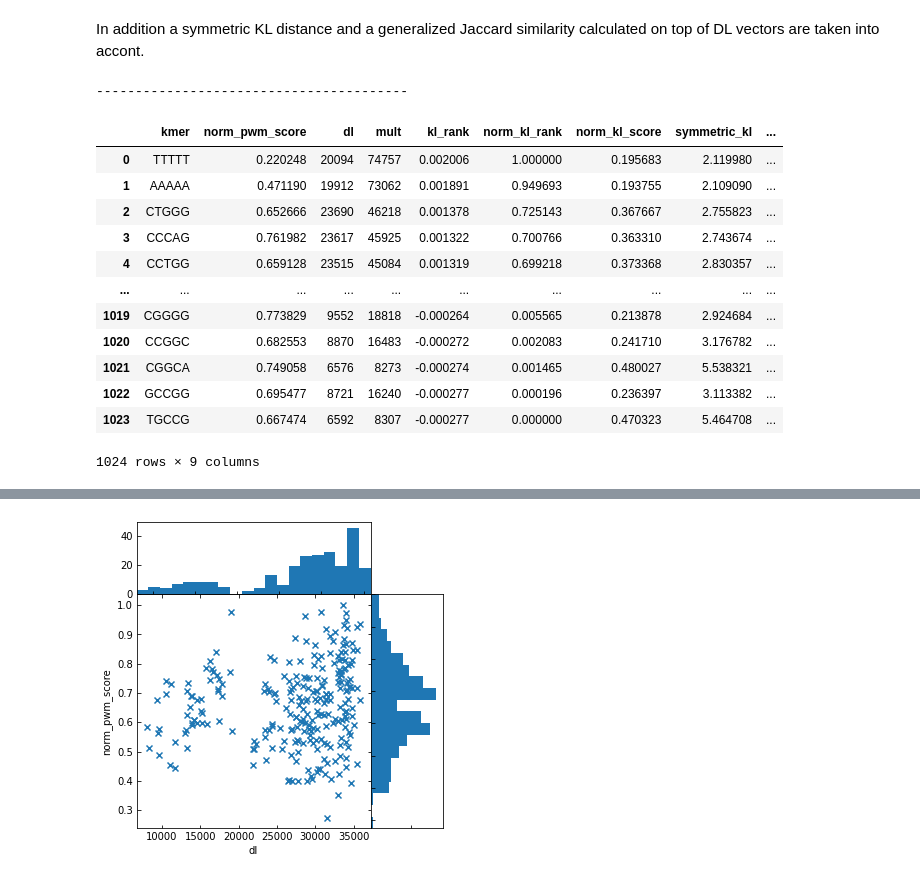
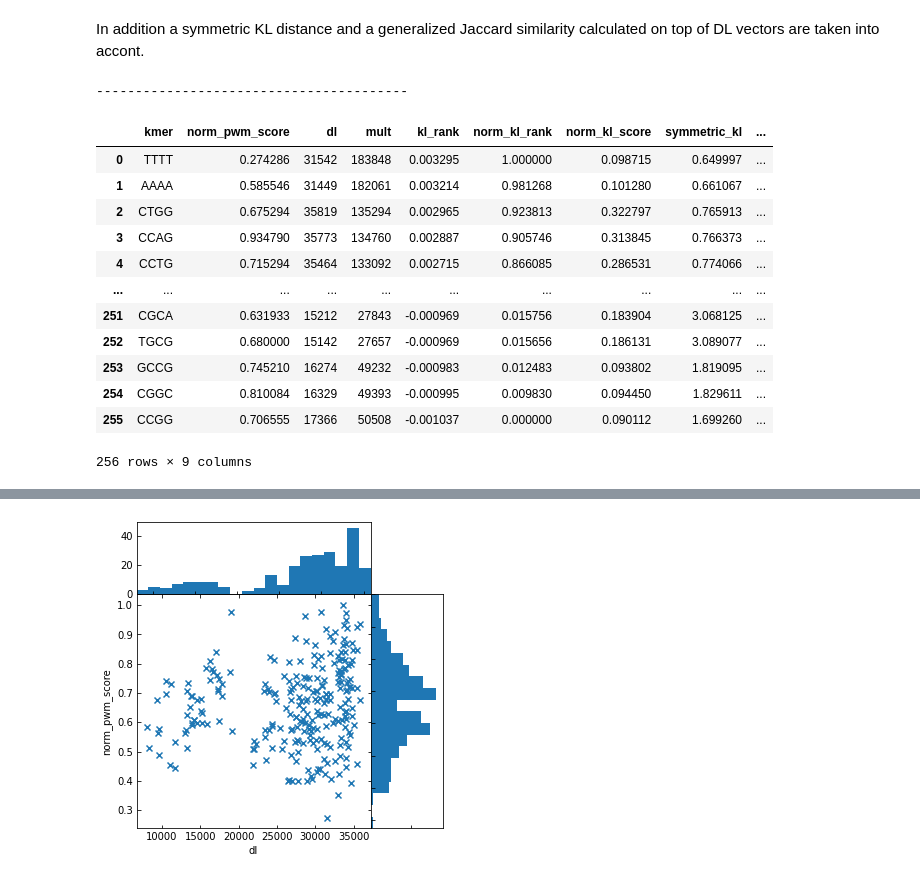
Before and after one commit to vbonnici/TFBS-scorings, a Jupyter notebook: TFBS-scorings.ipynb, the cells around one changed output, grey strips where cells are left out. Saved outputs shown, nothing was run; the diff lists cells and outputs as text; code cells hidden in the pictures.

```diff
--- a/Untitled.ipynb
+++ b/TFBS-scorings.ipynb
@@ -328,0 +436,9 @@ saving  dataframe to csv ENCFF682EOV_allseqs.nelsa.csv
+# %%
+import pandas
+
+epeaks, es2n, egs = read_global_sequence('ENCFF682EOV_allseqs.fa')
+edf = pandas.read_csv('ENCFF682EOV_allseqs.nelsa.csv')
+print(len(epeaks), len(es2n), len(egs))
+e_dnesa = DNESA(list(edf.sa), list(edf.lcp), list(edf.nn), list(edf.dl), egs)
+
+ctcf = read_jaspar('MA0139.1.jaspar')
@@ -328,0 +530,34 @@ saving  dataframe to csv ENCFF682EOV_allseqs.nelsa.csv
+# %%
+import pandas
+
+k = 4
+print('k',k)
+it = NESAIterator( egs, k, list(edf.sa) , list(edf.lcp), list(edf.nn))
+dl = list(edf.dl)
+
+words = list()
+scores = list()
+dls = list()
+mults = list()
+
+for kmer in it:
+    #print(kmer, it.multiplicity(), it.positions())
+    #print(it.multiplicity(), it.positions())
+    #print(kmer, it.multiplicity())
+    words.append(kmer)
+    mults.append( it.multiplicity())
+    scores.append( get_normalized_motif_score(ctcf, kmer)[0]  )
+    dls.append( len(  set(  dl[ it.get_start() : it.get_end() ]  ) ) )
+
+epwmstats = pandas.DataFrame()
+epwmstats['word'] = words
+epwmstats['score'] = scores
+epwmstats['dl'] = dls
+epwmstats['mult'] = mults
+epwmstats.sort_values('score', ascending=False, inplace=True)
+
+
+display(epwmstats)
+print('max dl value', max(epwmstats['dl']))
+
+plot_2d_scatter(epwmstats, 'dl', 'score')
@@ -682,7 +814,7 @@ def calulcate_generalized_jaccard(d1, d2):
 def calculate_symmetric_kl(d1, d2):
     return (calculate_kl(d1,d2)+calculate_kl(d2,d1))/2
 # %%
-k = 5
+k = 4
 
 kl_rank, norm_kl_rank =  get_kl_scores(k, egs, e_dnesa, rgs, r_dnesa)
 #print(kl_rank)
@@ -719,45 +851,45 @@ for s in kl_rank:
             symmetric_kl.append(0)
             jaccard.append(0)
 
         mult.append(ke-ks)
         dl.append( len(set(edf.dl[ks:ke])))
     else:
         mult.append(0)
         dl.append(0)
         symmetric_kl.append(0)
         jaccard.append(0)
 
 import pandas
 exp1_df = pandas.DataFrame()
 exp1_df['kmer'] = [ s[1] for s in kl_rank ]
 exp1_df['norm_pwm_score'] = norm_pwm_score
 exp1_df['dl'] = dl
 exp1_df['mult'] = mult
 exp1_df['kl_rank'] = [ s[0] for s in kl_rank ]
 exp1_df['norm_kl_rank'] = [ s[0] for s in norm_kl_rank ]
 exp1_df['norm_kl_score'] = norm_kl
 exp1_df['symmetric_kl'] = symmetric_kl
 exp1_df['jaccard'] = jaccard
 
 print('-'*40)
 display(exp1_df)
 
 exp1_df.to_csv('scores.shuffle.k'+str(k)+'.csv')
 # %% [output]
 ----------------------------------------
 |  | kmer | norm_pwm_score | dl | mult | kl_rank | norm_kl_rank | norm_kl_score | symmetric_kl | ... |
-| 0 | TTTTT | 0.220248 | 20094 | 74757 | 0.002006 | 1.000000 | 0.195683 | 2.119980 | ... |
-| 1 | AAAAA | 0.471190 | 19912 | 73062 | 0.001891 | 0.949693 | 0.193755 | 2.109090 | ... |
-| 2 | CTGGG | 0.652666 | 23690 | 46218 | 0.001378 | 0.725143 | 0.367667 | 2.755823 | ... |
-| 3 | CCCAG | 0.761982 | 23617 | 45925 | 0.001322 | 0.700766 | 0.363310 | 2.743674 | ... |
-| 4 | CCTGG | 0.659128 | 23515 | 45084 | 0.001319 | 0.699218 | 0.373368 | 2.830357 | ... |
+| 0 | TTTT | 0.274286 | 31542 | 183848 | 0.003295 | 1.000000 | 0.098715 | 0.649997 | ... |
+| 1 | AAAA | 0.585546 | 31449 | 182061 | 0.003214 | 0.981268 | 0.101280 | 0.661067 | ... |
+| 2 | CTGG | 0.675294 | 35819 | 135294 | 0.002965 | 0.923813 | 0.322797 | 0.765913 | ... |
+| 3 | CCAG | 0.934790 | 35773 | 134760 | 0.002887 | 0.905746 | 0.313845 | 0.766373 | ... |
+| 4 | CCTG | 0.715294 | 35464 | 133092 | 0.002715 | 0.866085 | 0.286531 | 0.774066 | ... |
 | ... | ... | ... | ... | ... | ... | ... | ... | ... | ... |
-| 1019 | CGGGG | 0.773829 | 9552 | 18818 | -0.000264 | 0.005565 | 0.213878 | 2.924684 | ... |
-| 1020 | CCGGC | 0.682553 | 8870 | 16483 | -0.000272 | 0.002083 | 0.241710 | 3.176782 | ... |
-| 1021 | CGGCA | 0.749058 | 6576 | 8273 | -0.000274 | 0.001465 | 0.480027 | 5.538321 | ... |
-| 1022 | GCCGG | 0.695477 | 8721 | 16240 | -0.000277 | 0.000196 | 0.236397 | 3.113382 | ... |
-| 1023 | TGCCG | 0.667474 | 6592 | 8307 | -0.000277 | 0.000000 | 0.470323 | 5.464708 | ... |
+| 251 | CGCA | 0.631933 | 15212 | 27843 | -0.000969 | 0.015756 | 0.183904 | 3.068125 | ... |
+| 252 | TGCG | 0.680000 | 15142 | 27657 | -0.000969 | 0.015656 | 0.186131 | 3.089077 | ... |
+| 253 | GCCG | 0.745210 | 16274 | 49232 | -0.000983 | 0.012483 | 0.093802 | 1.819095 | ... |
+| 254 | CGGC | 0.810084 | 16329 | 49393 | -0.000995 | 0.009830 | 0.094450 | 1.829611 | ... |
+| 255 | CCGG | 0.706555 | 17366 | 50508 | -0.001037 | 0.000000 | 0.090112 | 1.699260 | ... |
-1024 rows × 9 columns
+256 rows × 9 columns
 # %%
 display(exp1_df)
 # %% [output]
```
Also changed, not shown: parts of 20 cells of this notebook, 6 other files.
